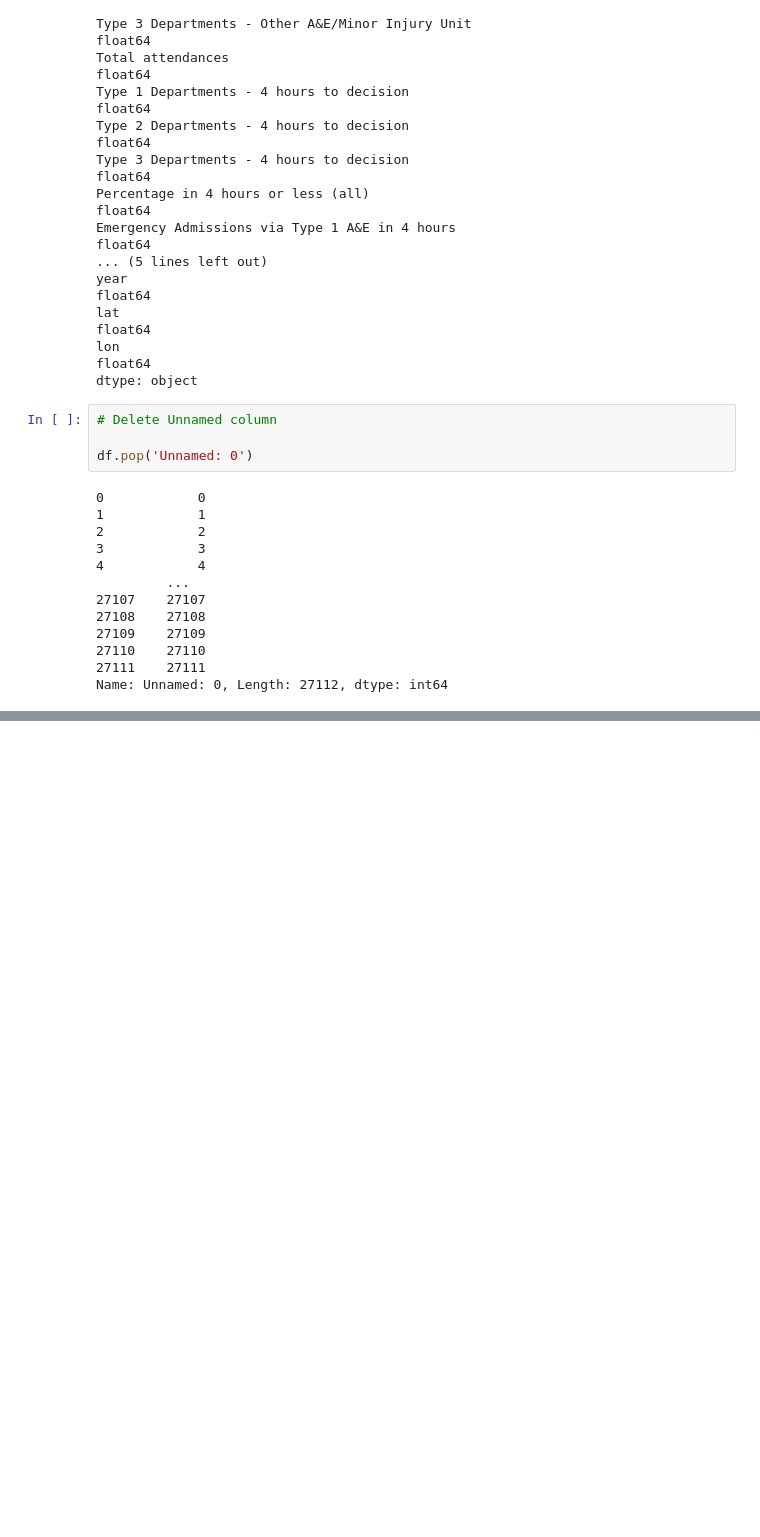
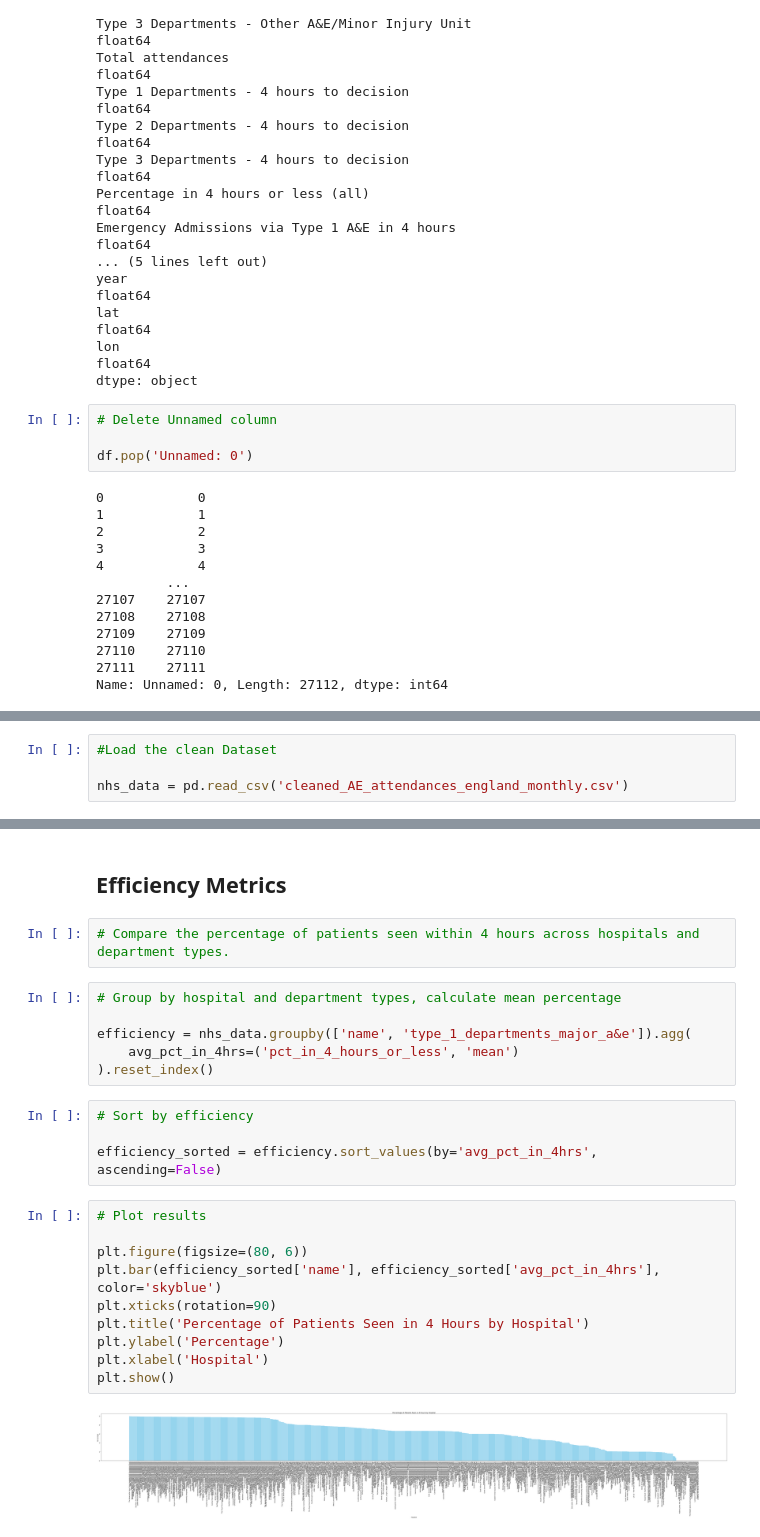
Before and after one commit to iamjaraa/NHS, a Jupyter notebook: Nhs.ipynb, the cells around one changed output, grey strips where cells are left out. Cells and saved outputs as stored; diff of their text form; blank space fills up the shorter version.

```diff
--- a/Nhs.ipynb
+++ b/Nhs.ipynb
@@ -134,0 +212,4 @@ data.rename(columns={
+# %%
+#Load the clean Dataset
+
+nhs_data = pd.read_csv('cleaned_AE_attendances_england_monthly.csv')
@@ -134,0 +246,26 @@ data.rename(columns={
+# %% [markdown]
+## Efficiency Metrics
+# %%
+# Compare the percentage of patients seen within 4 hours across hospitals and department types.
+# %%
+# Group by hospital and department types, calculate mean percentage
+
+efficiency = nhs_data.groupby(['name', 'type_1_departments_major_a&e']).agg(
+    avg_pct_in_4hrs=('pct_in_4_hours_or_less', 'mean')
+).reset_index()
+# %%
+# Sort by efficiency
+
+efficiency_sorted = efficiency.sort_values(by='avg_pct_in_4hrs', ascending=False)
+# %%
+# Plot results
+
+plt.figure(figsize=(80, 6))
+plt.bar(efficiency_sorted['name'], efficiency_sorted['avg_pct_in_4hrs'], color='skyblue')
+plt.xticks(rotation=90)
+plt.title('Percentage of Patients Seen in 4 Hours by Hospital')
+plt.ylabel('Percentage')
+plt.xlabel('Hospital')
+plt.show()
+# %% [output]
+[figure, added]
```
Also changed, not shown: parts of 14 cells of this notebook, 1 other file.
